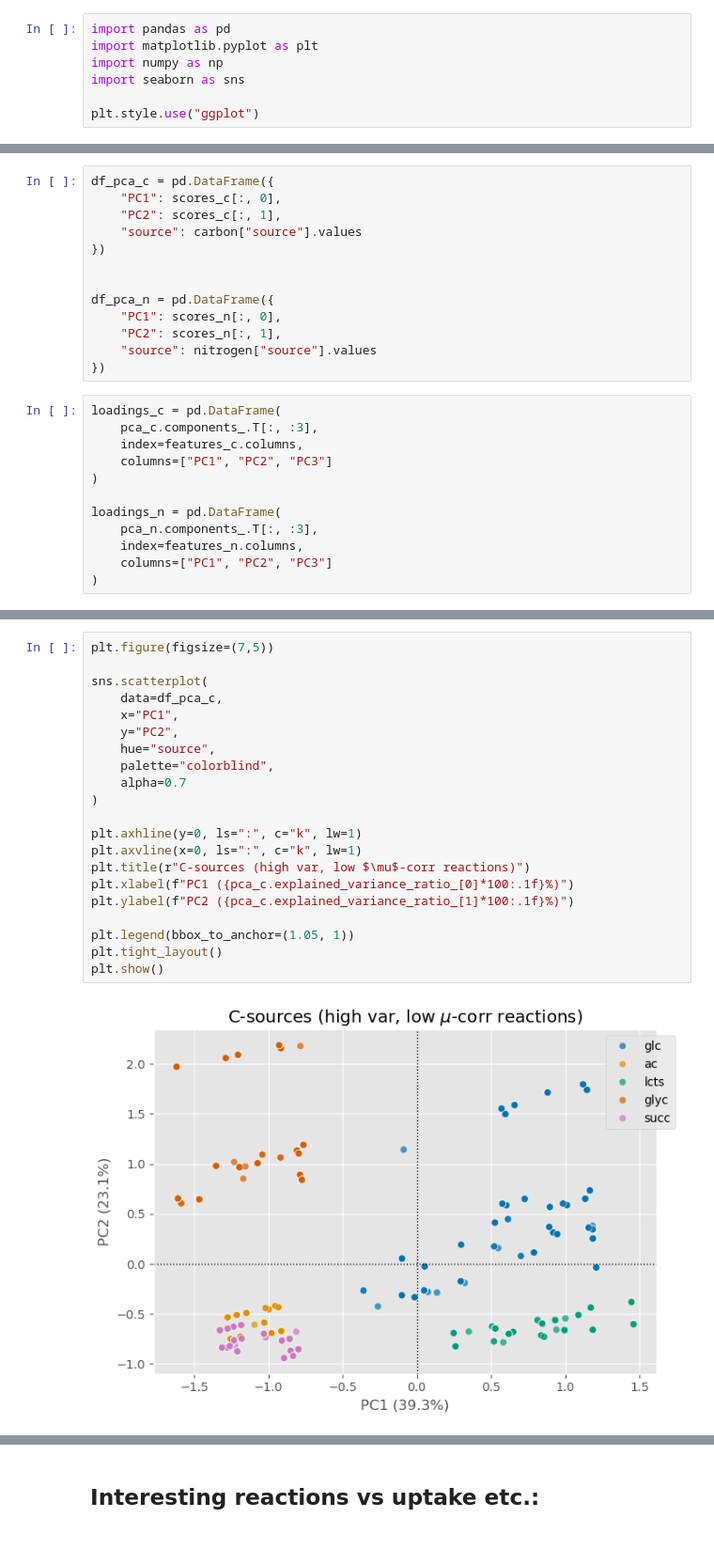
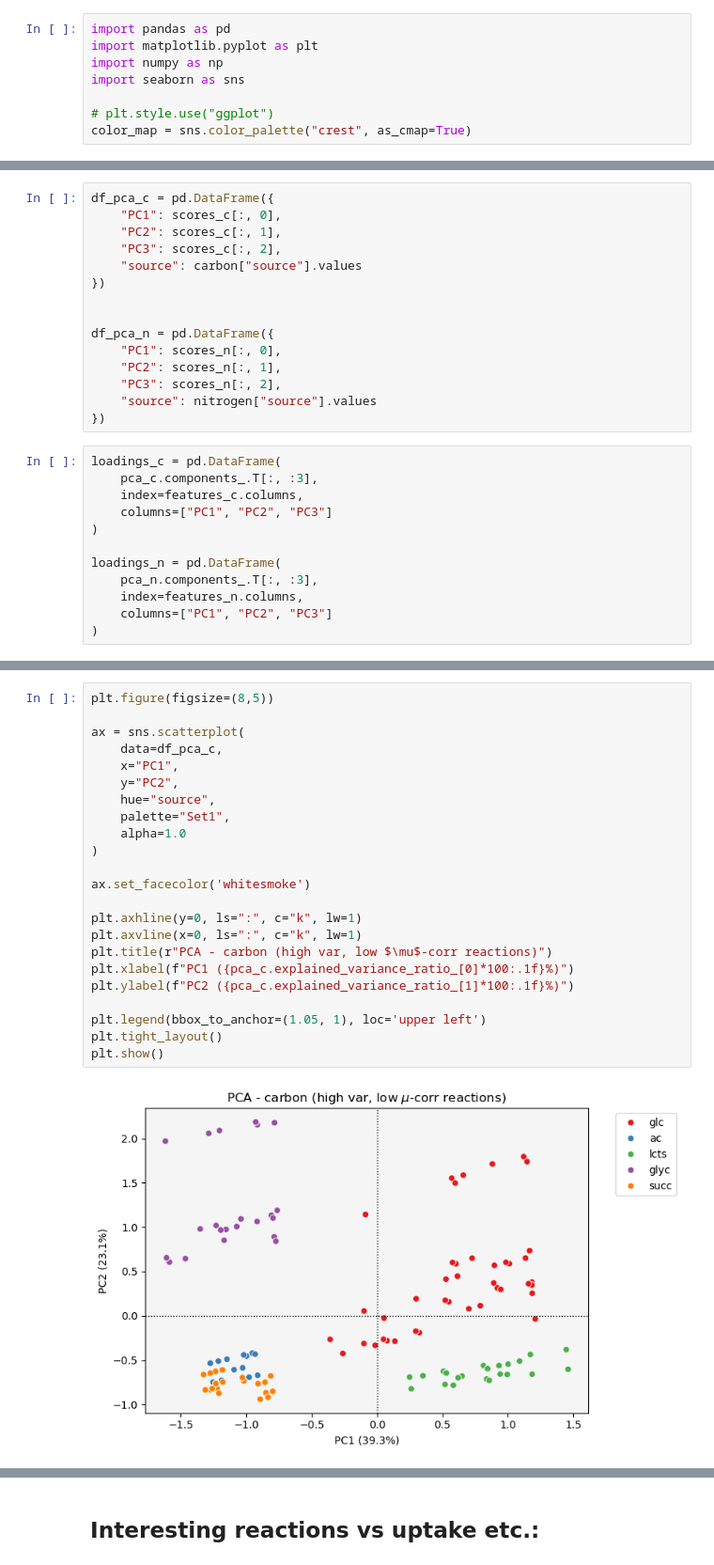
Before and after one commit to celasa/biomass_thesis, a Jupyter notebook: notebooks/07_internal_structure.ipynb, the cells around one changed output, grey strips where cells are left out. Shown at 94% size. Saved outputs shown, nothing was run; the diff lists cells and outputs as text.

```diff
--- a/notebooks/07_internal_structure.ipynb
+++ b/notebooks/07_internal_structure.ipynb
@@ -14,7 +14,8 @@ import matplotlib.pyplot as plt
 import numpy as np
 import seaborn as sns
 
-plt.style.use("ggplot")
+# plt.style.use("ggplot")
+color_map = sns.color_palette("crest", as_cmap=True)
 # %%
 from pathlib import Path
 import sys
@@ -696,6 +777,7 @@ scores_n = pca_n.fit_transform(features_n)
 df_pca_c = pd.DataFrame({
     "PC1": scores_c[:, 0],
     "PC2": scores_c[:, 1],
+    "PC3": scores_c[:, 2],
     "source": carbon["source"].values
 })
 
@@ -703,6 +785,7 @@ df_pca_c = pd.DataFrame({
 df_pca_n = pd.DataFrame({
     "PC1": scores_n[:, 0],
     "PC2": scores_n[:, 1],
+    "PC3": scores_n[:, 2],
     "source": nitrogen["source"].values
 })
 # %%
@@ -732,24 +818,26 @@ sns.despine()
 # %%
-plt.figure(figsize=(7,5))
+plt.figure(figsize=(8,5))
 
-sns.scatterplot(
+ax = sns.scatterplot(
     data=df_pca_c,
     x="PC1",
     y="PC2",
     hue="source",
-    palette="colorblind",
-    alpha=0.7
+    palette="Set1",
+    alpha=1.0
 )
+
+ax.set_facecolor('whitesmoke')
 
 plt.axhline(y=0, ls=":", c="k", lw=1)
 plt.axvline(x=0, ls=":", c="k", lw=1)
-plt.title(r"C-sources (high var, low $\mu$-corr reactions)")
+plt.title(r"PCA - carbon (high var, low $\mu$-corr reactions)")
 plt.xlabel(f"PC1 ({pca_c.explained_variance_ratio_[0]*100:.1f}%)")
 plt.ylabel(f"PC2 ({pca_c.explained_variance_ratio_[1]*100:.1f}%)")
 
-plt.legend(bbox_to_anchor=(1.05, 1))
+plt.legend(bbox_to_anchor=(1.05, 1), loc='upper left')
 plt.tight_layout()
 plt.show()
 # %% [output]
-[figure, old version]
+[figure, new version]
 # %%
```
Also changed, not shown: parts of 33 cells of this notebook, 10 other files.
